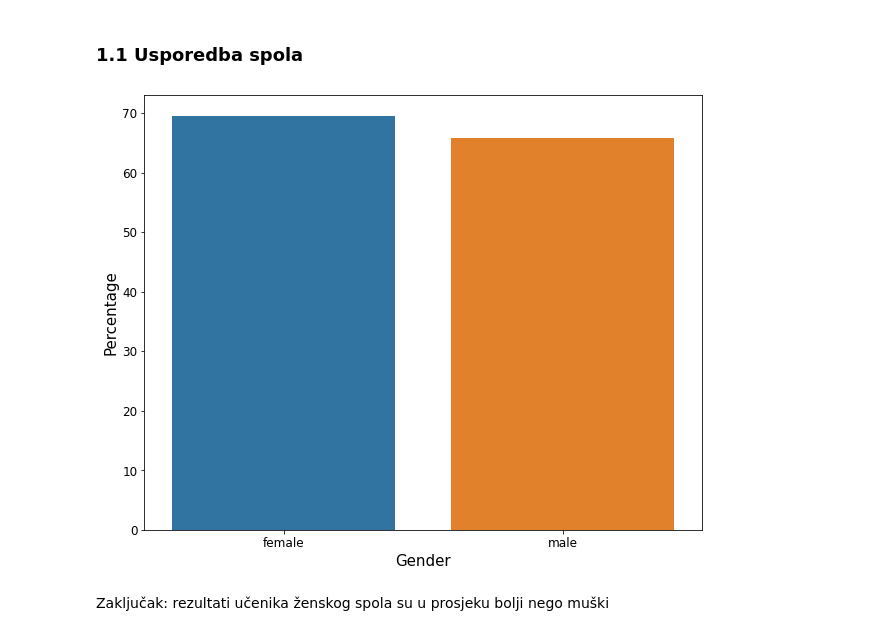
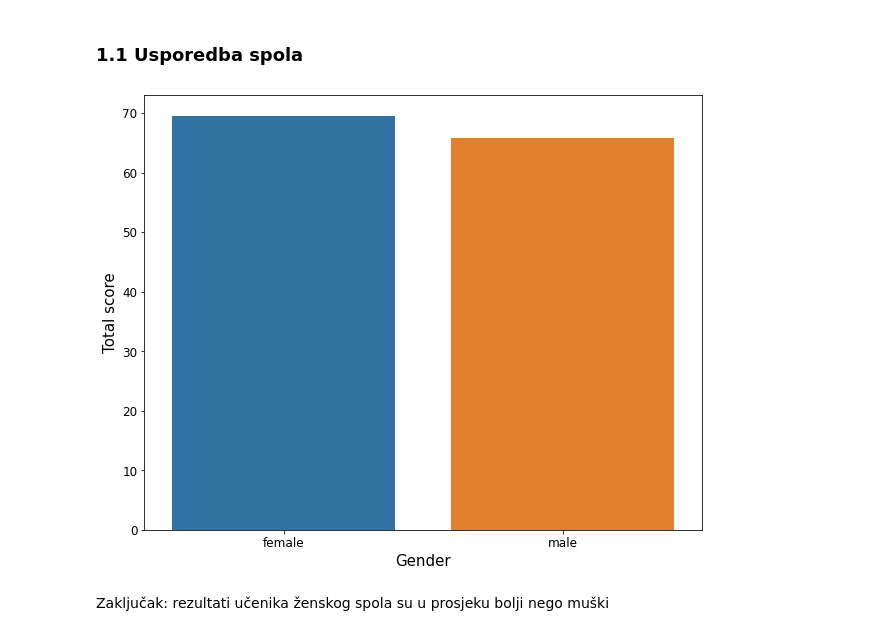
Before and after one commit to mikocij/SUprojekt, a Jupyter notebook: EDA Student Performance Dataset.ipynb, the cells around one changed output. Saved outputs shown, nothing was run; the diff lists cells and outputs as text; code cells hidden in the pictures.

```diff
--- a/EDA Student Performance Dataset.ipynb
+++ b/EDA Student Performance Dataset.ipynb
@@ -37,7 +37,7 @@ Posto nam je bitno samo kumulativni score studenata , nemoramo radit posebno sa
 # %%
 #Creating a new variable Percentage
 
-df['Percentage'] = ((df['math score']+df['writing score']+df['reading score'])/3).round(2)
+df['Total score'] = ((df['math score']+df['writing score']+df['reading score'])/3).round(2)
 # %% [markdown]
 Shape of data:
 # %%
@@ -59,14 +82,14 @@ df.head()
 ### 1.1 Usporedba spola
 # %%
 plt.figure(figsize = (10,8))
-sns.barplot(data = df, x = 'gender', y = 'Percentage', ci = False)
+sns.barplot(data = df, x = 'gender', y = 'Total score', ci = False)
 plt.xticks(fontsize = 12)
 plt.xlabel('Gender', fontsize = 15)
 plt.yticks(fontsize = 12)
-plt.ylabel('Percentage', fontsize = 15)
+plt.ylabel('Total score', fontsize = 15)
 plt.show()
 # %% [output]
-[figure, old version]
+[figure, new version]
 # %% [markdown]
 Zaključak: rezultati učenika ženskog spola su u prosjeku bolji nego muški
 # %% [markdown]
```
Also changed, not shown: parts of 9 cells of this notebook.
